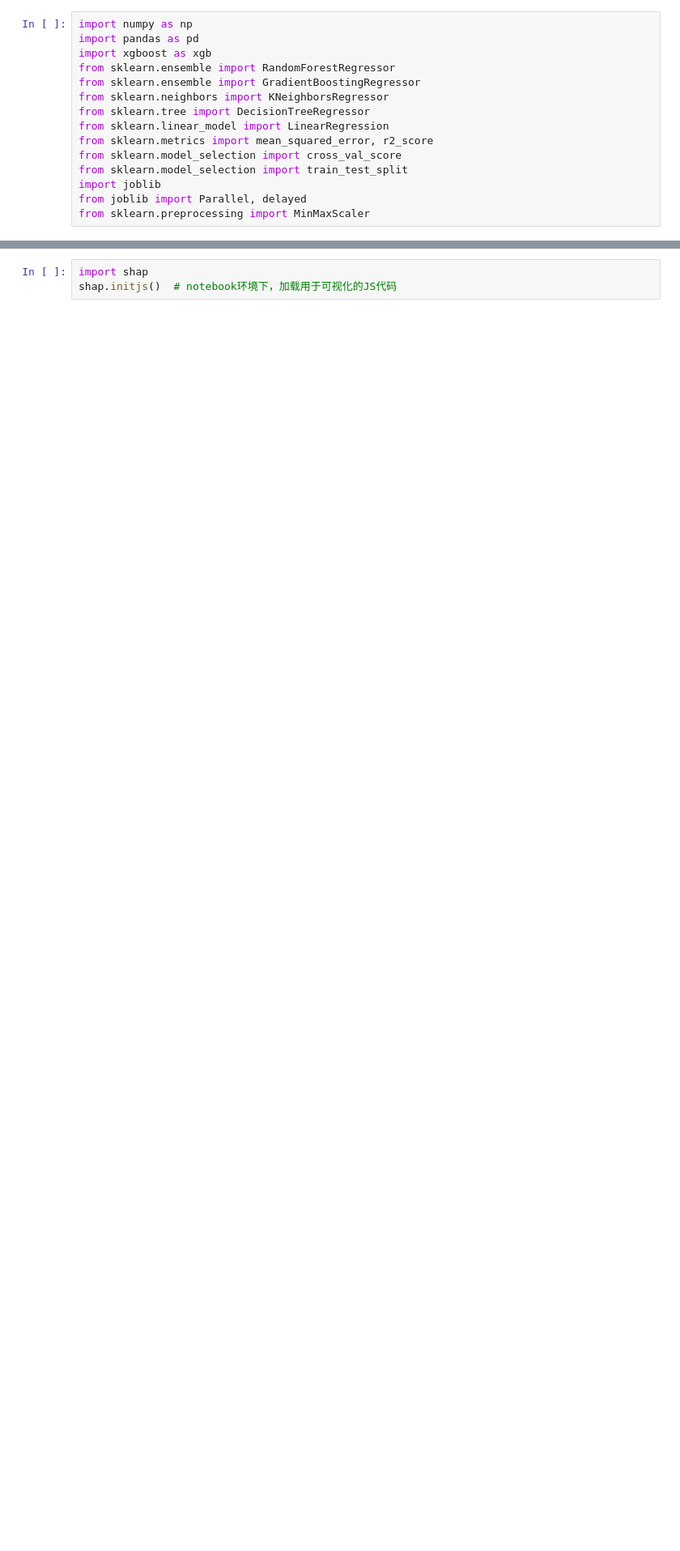
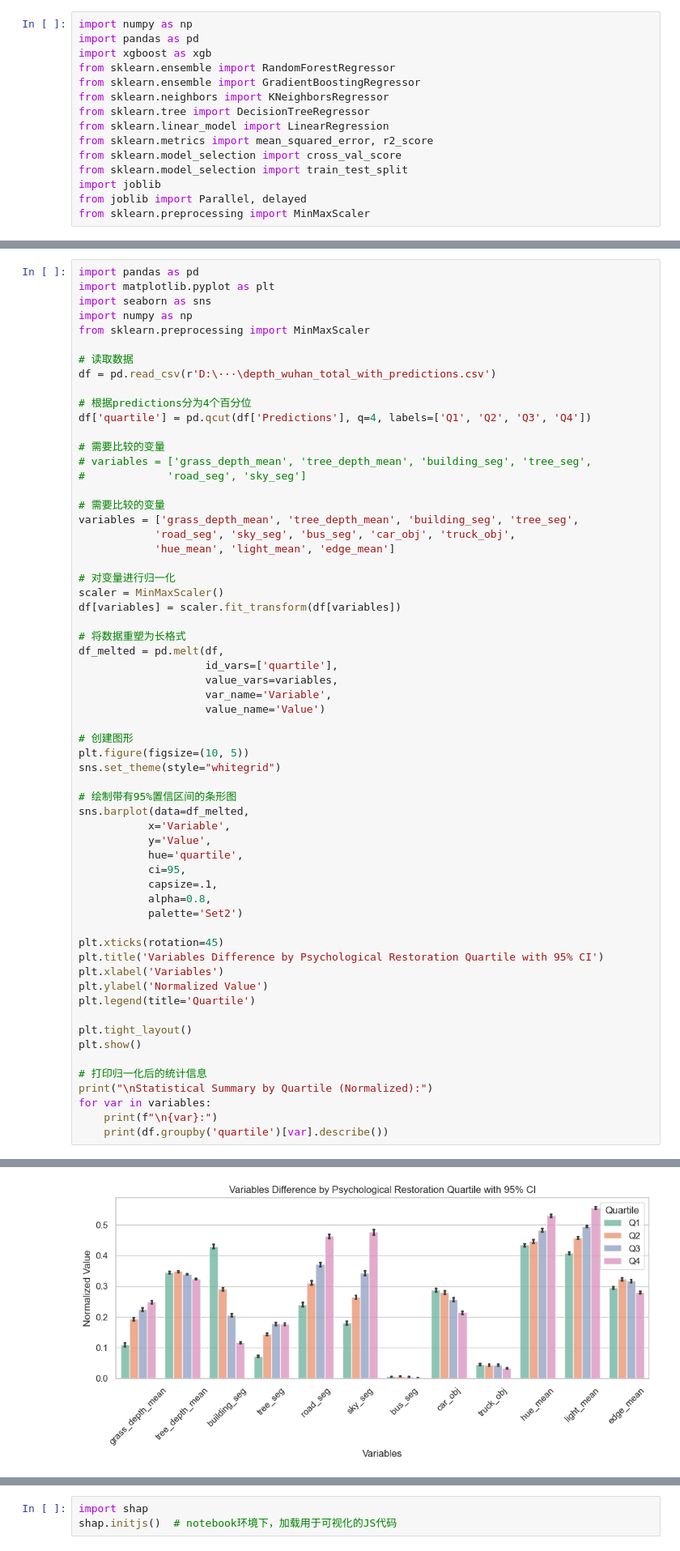
Before and after one commit to MMHHRR/Perception_distance, a Jupyter notebook: code/restoration_depth.ipynb, the cells around one changed output, grey strips where cells are left out. Shown at 81% size. Cells and saved outputs as stored; diff of their text form; blank space fills up the shorter version.

```diff
--- a/code/restoration_depth.ipynb
+++ b/code/restoration_depth.ipynb
@@ -547,0 +522,62 @@ np.savetxt('D:/desk/depth_restoration/predict_result.csv', predictions, delimite
+# %%
+import pandas as pd
+import matplotlib.pyplot as plt
+import seaborn as sns
+import numpy as np
+from sklearn.preprocessing import MinMaxScaler
+
+# 读取数据
+df = pd.read_csv(r'D:\···\depth_wuhan_total_with_predictions.csv')
+
+# 根据predictions分为4个百分位
+df['quartile'] = pd.qcut(df['Predictions'], q=4, labels=['Q1', 'Q2', 'Q3', 'Q4'])
+
+# 需要比较的变量
+# variables = ['grass_depth_mean', 'tree_depth_mean', 'building_seg', 'tree_seg',
+#             'road_seg', 'sky_seg']
+
+# 需要比较的变量
+variables = ['grass_depth_mean', 'tree_depth_mean', 'building_seg', 'tree_seg',
+            'road_seg', 'sky_seg', 'bus_seg', 'car_obj', 'truck_obj',
+            'hue_mean', 'light_mean', 'edge_mean']
+
+# 对变量进行归一化
+scaler = MinMaxScaler()
+df[variables] = scaler.fit_transform(df[variables])
+
+# 将数据重塑为长格式
+df_melted = pd.melt(df,
+                    id_vars=['quartile'],
+                    value_vars=variables,
+                    var_name='Variable',
+                    value_name='Value')
+
+# 创建图形
+plt.figure(figsize=(10, 5))
+sns.set_theme(style="whitegrid")
+
+# 绘制带有95%置信区间的条形图
+sns.barplot(data=df_melted,
+           x='Variable',
+           y='Value',
+           hue='quartile',
+           ci=95,
+           capsize=.1,
+           alpha=0.8,
+           palette='Set2')
+
+plt.xticks(rotation=45)
+plt.title('Variables Difference by Psychological Restoration Quartile with 95% CI')
+plt.xlabel('Variables')
+plt.ylabel('Normalized Value')
+plt.legend(title='Quartile')
+
+plt.tight_layout()
+plt.show()
+
+# 打印归一化后的统计信息
+print("\nStatistical Summary by Quartile (Normalized):")
+for var in variables:
+    print(f"\n{var}:")
+    print(df.groupby('quartile')[var].describe())
+# %% [output]
@@ -547,0 +587 @@ np.savetxt('D:/desk/depth_restoration/predict_result.csv', predictions, delimite
+[figure, added]
```
Also changed, not shown: parts of 56 cells of this notebook.
